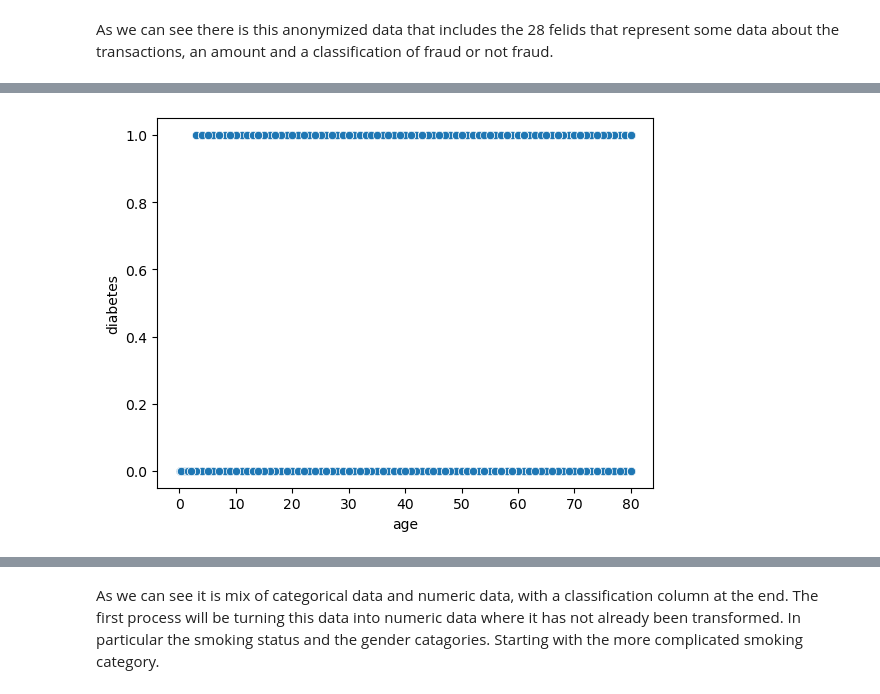
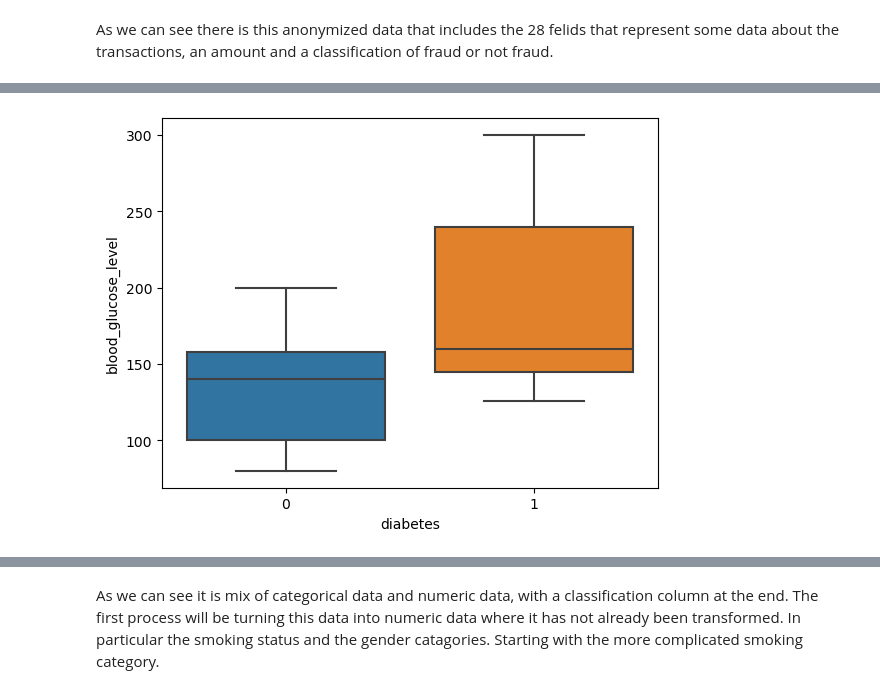
Before and after one commit to suf102/Data-and-Machine-Learning-Portfolio, a Jupyter notebook: Projects/Diabeties_detection/Diabeties_detection.ipynb, the cells around one changed output, grey strips where cells are left out. Cells and saved outputs as stored; diff of their text form; code cells hidden in the pictures.

```diff
--- a/Projects/Diabeties_detection/Diabeties_detection.ipynb
+++ b/Projects/Diabeties_detection/Diabeties_detection.ipynb
@@ -69,4 +92,4 @@ The next stage is some data visualization, here I will go ahead and plot some of
 # %%
-ax = sns.scatterplot(data = df , x= 'age', y = 'diabetes')
+ax = sns.boxplot(data = df , x= 'diabetes', y = 'blood_glucose_level')
 # %% [output]
-[figure, old version]
+[figure, new version]
```
Also changed, not shown: parts of 40 cells of this notebook, 1 other file.
